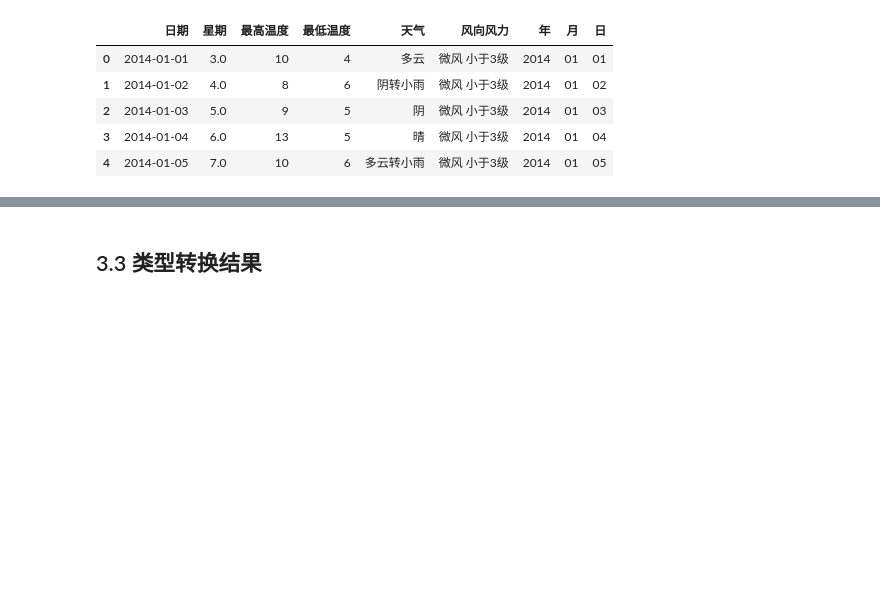
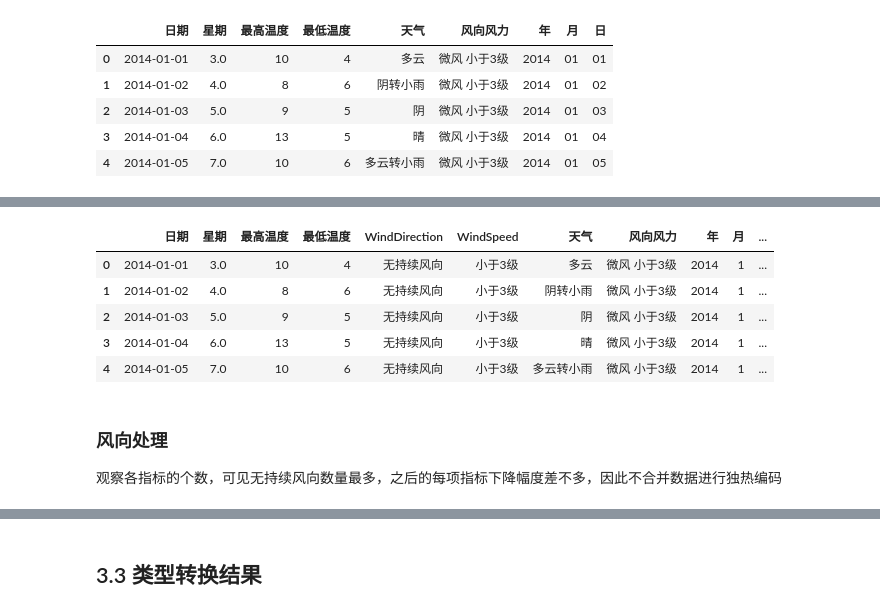
Before and after one commit to QinHaoting/Atmospheric-Environment-Prediction-System, a Jupyter notebook: project/ME_pretreat.ipynb, the cells around one changed output, grey strips where cells are left out. Drawn from its saved outputs; the diff is of its cells as text; code cells hidden in the pictures; blank space fills up the shorter version.

```diff
--- a/project/ME_pretreat.ipynb
+++ b/project/ME_pretreat.ipynb
@@ -117,28 +109,0 @@ dataNew.head()
-# %%
-windDir={"无持续风向":"cv","北风":"N","南风":"S","东风":"E","西风":"W","西北风":"NW","东北风":"NE","东南风":"SE","西南风":"SW","微风":"cv","暂无实况":"0"}
-# windPowerDir={"小于3级":3.4,"微风":5.4,"1级":,"2级":,"3级":,"4级":,"5级":,}
-data_wind_temp = data['风向风力'].str.split(' ', expand=True)
-winddata=[]
-windPower=[]
-for i in range(data_wind_temp.shape[0]):
-    winddata.append(windDir[data_wind_temp[0][i]])
-    if data_wind_temp[1][i]=="小于3级":
-        windPower.append(random.uniform(0.0,3.3))
-    elif data_wind_temp[1][i]=="微风":
-        windPower.append(random.uniform(3.4,5.4))
-    elif data_wind_temp[1][i]=="1级":
-        windPower.append(random.uniform(0.3,1.5))
-    elif data_wind_temp[1][i]=="2级":
-        windPower.append(random.uniform(1.6,3.3))
-    elif data_wind_temp[1][i]=="3级":
-        windPower.append(random.uniform(3.4,5.4))
-    elif data_wind_temp[1][i]=="4级":
-        windPower.append(random.uniform(5.5,7.9))
-    elif data_wind_temp[1][i]=="5级":
-        windPower.append(random.uniform(8.0,10.7))
-    else:
-        windPower.append(0)
-dataNew.insert(4,"WindDirection",winddata,True)
-dataNew.insert(5,"WindSpeed",windPower,True)
-# dataNew=dataNew.assign(WindDirection=winddata,WindSpeed=windPower)
-dataNew.head()
@@ -151,0 +114,27 @@ dataNew.head()
+# %%
+data_wind_temp = data['风向风力'].str.split(' ', expand=True)
+winddata=[]
+windPower=[]
+for i in range(data_wind_temp.shape[0]):
+     if data_wind_temp[0][i]=="微风" or data_wind_temp[0][i]=="暂无实况":
+          winddata.append("无持续风向")
+          windPower.append(data_wind_temp[1][i])
+     elif data_wind_temp[1][i]=="" or data_wind_temp[1][i]=="微风":
+          winddata.append(data_wind_temp[0][i])
+          windPower.append("1级")
+     else:
+          winddata.append(data_wind_temp[0][i])
+          windPower.append(data_wind_temp[1][i])
+dataNew.insert(4,"WindDirection",winddata,True)
+dataNew.insert(5,"WindSpeed",windPower,True)
+dataNew.head()
+# %% [output]
+|  | 日期 | 星期 | 最高温度 | 最低温度 | WindDirection | WindSpeed | 天气 | 风向风力 | 年 | 月 | ... |
+| 0 | 2014-01-01 | 3.0 | 10 | 4 | 无持续风向 | 小于3级 | 多云 | 微风 小于3级 | 2014 | 1 | ... |
+| 1 | 2014-01-02 | 4.0 | 8 | 6 | 无持续风向 | 小于3级 | 阴转小雨 | 微风 小于3级 | 2014 | 1 | ... |
+| 2 | 2014-01-03 | 5.0 | 9 | 5 | 无持续风向 | 小于3级 | 阴 | 微风 小于3级 | 2014 | 1 | ... |
+| 3 | 2014-01-04 | 6.0 | 13 | 5 | 无持续风向 | 小于3级 | 晴 | 微风 小于3级 | 2014 | 1 | ... |
+| 4 | 2014-01-05 | 7.0 | 10 | 6 | 无持续风向 | 小于3级 | 多云转小雨 | 微风 小于3级 | 2014 | 1 | ... |
+# %% [markdown]
+### 风向处理
+观察各指标的个数，可见无持续风向数量最多，之后的每项指标下降幅度差不多，因此不合并数据进行独热编码
```
Also changed, not shown: parts of 9 cells of this notebook.
